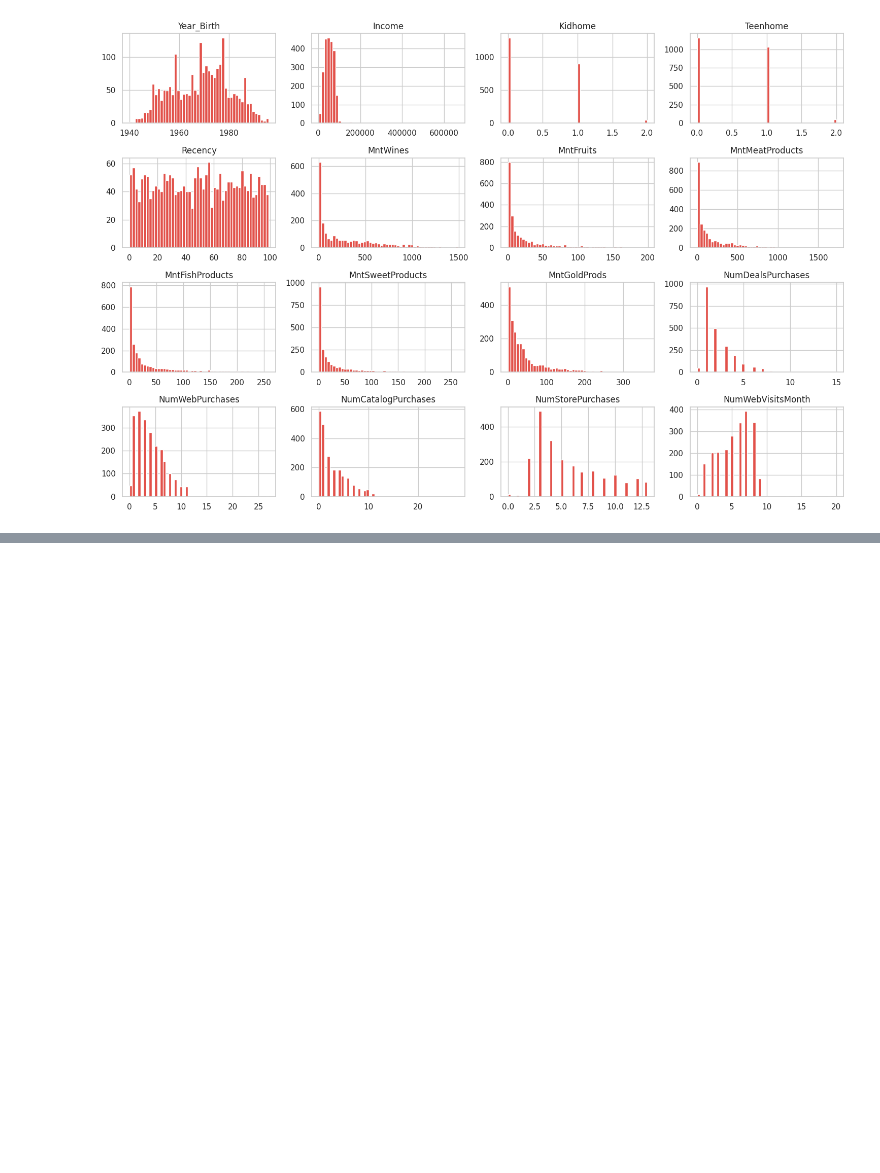
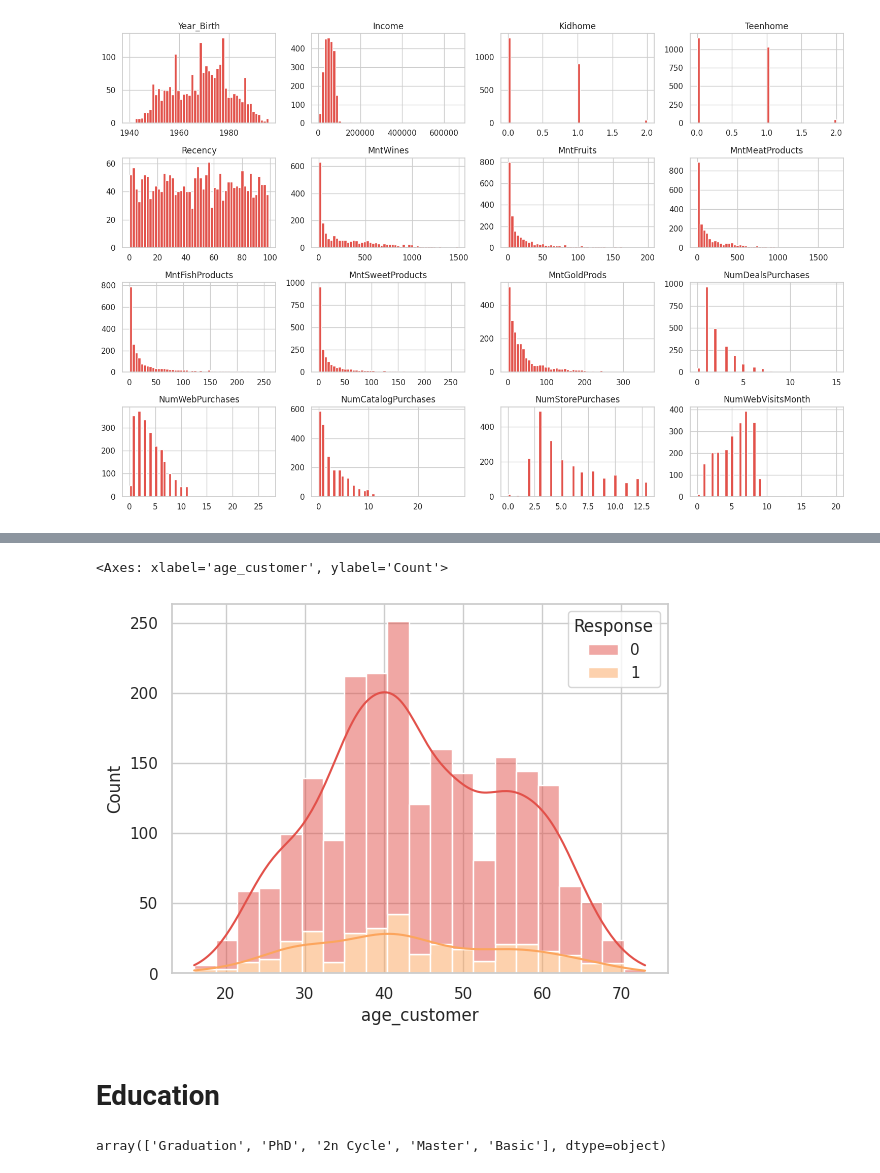
Before and after one commit to Aldistwn29/projek_marketing_analysis, a Jupyter notebook: marketin_analysis.ipynb, the cells around one changed output, grey strips where cells are left out. Cells and saved outputs as stored; diff of their text form; code cells hidden in the pictures; blank space fills up the shorter version.

```diff
--- a/marketin_analysis.ipynb
+++ b/marketin_analysis.ipynb
@@ -243,0 +255,3 @@ plt.show()
+# %%
+df['age_customer'] = df['Dt_Customer'].dt.year - df['Year_Birth']
+df['age_customer'].head()
@@ -243,0 +266,11 @@ plt.show()
+# %%
+sns.histplot(data=df, x="age_customer", hue="Response", multiple="stack", kde=True)
+# %% [output]
+<Axes: xlabel='age_customer', ylabel='Count'>
+[figure, added]
+# %% [markdown]
+# Education
+# %%
+df['Education'].unique()
+# %% [output]
+array(['Graduation', 'PhD', '2n Cycle', 'Master', 'Basic'], dtype=object)
```
Also changed, not shown: parts of 40 cells of this notebook.
